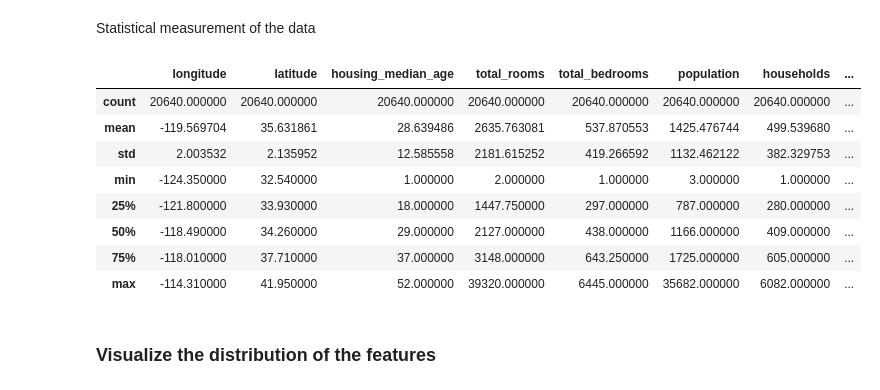
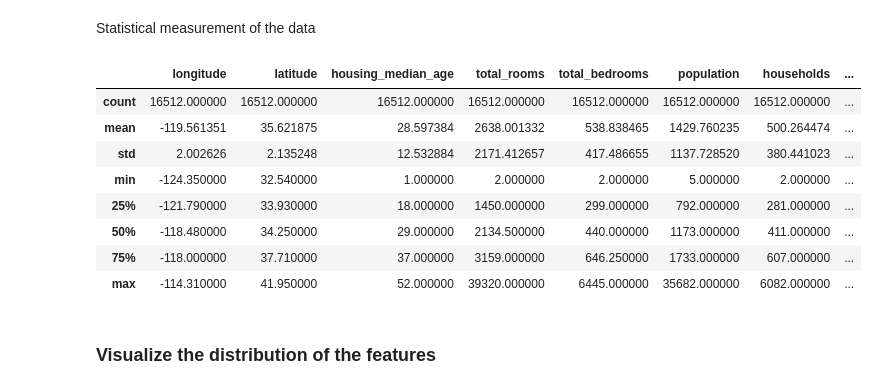
Before and after one commit to AdityaKhatavkar/ml_revision, a Jupyter notebook: regularizaiton/elastic_net/elastic_net.ipynb, the cells around one changed output. Drawn from its saved outputs; the diff is of its cells as text; code cells hidden in the pictures.

```diff
--- a/regularizaiton/elastic_net/elastic_net.ipynb
+++ b/regularizaiton/elastic_net/elastic_net.ipynb
@@ -88,6 +91,11 @@ Data columns (total 10 columns):
  9   median_house_value  20640 non-null  int64
 dtypes: float64(4), int64(5), object(1)
 memory usage: 1.6+ MB
+# %%
+x = df.iloc[: , : -1]
+y = df.iloc[: , -1]
+# %%
+x_train, x_test, y_train, y_test = train_test_split(x, y, random_state=23, test_size= 0.2)
 # %% [markdown]
 ### Categorical colums :
 
@@ -142,5 +151,6 @@ df['total_bedrooms'].mean()
 # %%
-df['total_bedrooms'].fillna(df['total_bedrooms'].mean(), inplace=True)
+x_train['total_bedrooms'].fillna(x_train['total_bedrooms'].mean(), inplace=True)
+x_test['total_bedrooms'].fillna(x_train['total_bedrooms'].mean(), inplace=True)
 # %% [output]
 The behavior will change in pandas 3.0. This inplace method will never work because the intermediate object on which we are setting values always behaves as a copy.
 
@@ -158,16 +175,16 @@ df.isnull().sum().sum()
 # %% [markdown]
 Statistical measurement of the data
 # %%
-df.describe()
+x_train.describe()
 # %% [output]
 |  | longitude | latitude | housing_median_age | total_rooms | total_bedrooms | population | households | ... |
-| count | 20640.000000 | 20640.000000 | 20640.000000 | 20640.000000 | 20640.000000 | 20640.000000 | 20640.000000 | ... |
-| mean | -119.569704 | 35.631861 | 28.639486 | 2635.763081 | 537.870553 | 1425.476744 | 499.539680 | ... |
-| std | 2.003532 | 2.135952 | 12.585558 | 2181.615252 | 419.266592 | 1132.462122 | 382.329753 | ... |
-| min | -124.350000 | 32.540000 | 1.000000 | 2.000000 | 1.000000 | 3.000000 | 1.000000 | ... |
-| 25% | -121.800000 | 33.930000 | 18.000000 | 1447.750000 | 297.000000 | 787.000000 | 280.000000 | ... |
-| 50% | -118.490000 | 34.260000 | 29.000000 | 2127.000000 | 438.000000 | 1166.000000 | 409.000000 | ... |
-| 75% | -118.010000 | 37.710000 | 37.000000 | 3148.000000 | 643.250000 | 1725.000000 | 605.000000 | ... |
+| count | 16512.000000 | 16512.000000 | 16512.000000 | 16512.000000 | 16512.000000 | 16512.000000 | 16512.000000 | ... |
+| mean | -119.561351 | 35.621875 | 28.597384 | 2638.001332 | 538.838465 | 1429.760235 | 500.264474 | ... |
+| std | 2.002626 | 2.135248 | 12.532884 | 2171.412657 | 417.486655 | 1137.728520 | 380.441023 | ... |
+| min | -124.350000 | 32.540000 | 1.000000 | 2.000000 | 2.000000 | 5.000000 | 2.000000 | ... |
+| 25% | -121.790000 | 33.930000 | 18.000000 | 1450.000000 | 299.000000 | 792.000000 | 281.000000 | ... |
+| 50% | -118.480000 | 34.250000 | 29.000000 | 2134.500000 | 440.000000 | 1173.000000 | 411.000000 | ... |
+| 75% | -118.000000 | 37.710000 | 37.000000 | 3159.000000 | 646.250000 | 1733.000000 | 607.000000 | ... |
 | max | -114.310000 | 41.950000 | 52.000000 | 39320.000000 | 6445.000000 | 35682.000000 | 6082.000000 | ... |
 # %% [markdown]
 ### Visualize the distribution of the features
```
Also changed, not shown: parts of 29 cells of this notebook, 2 other files.
